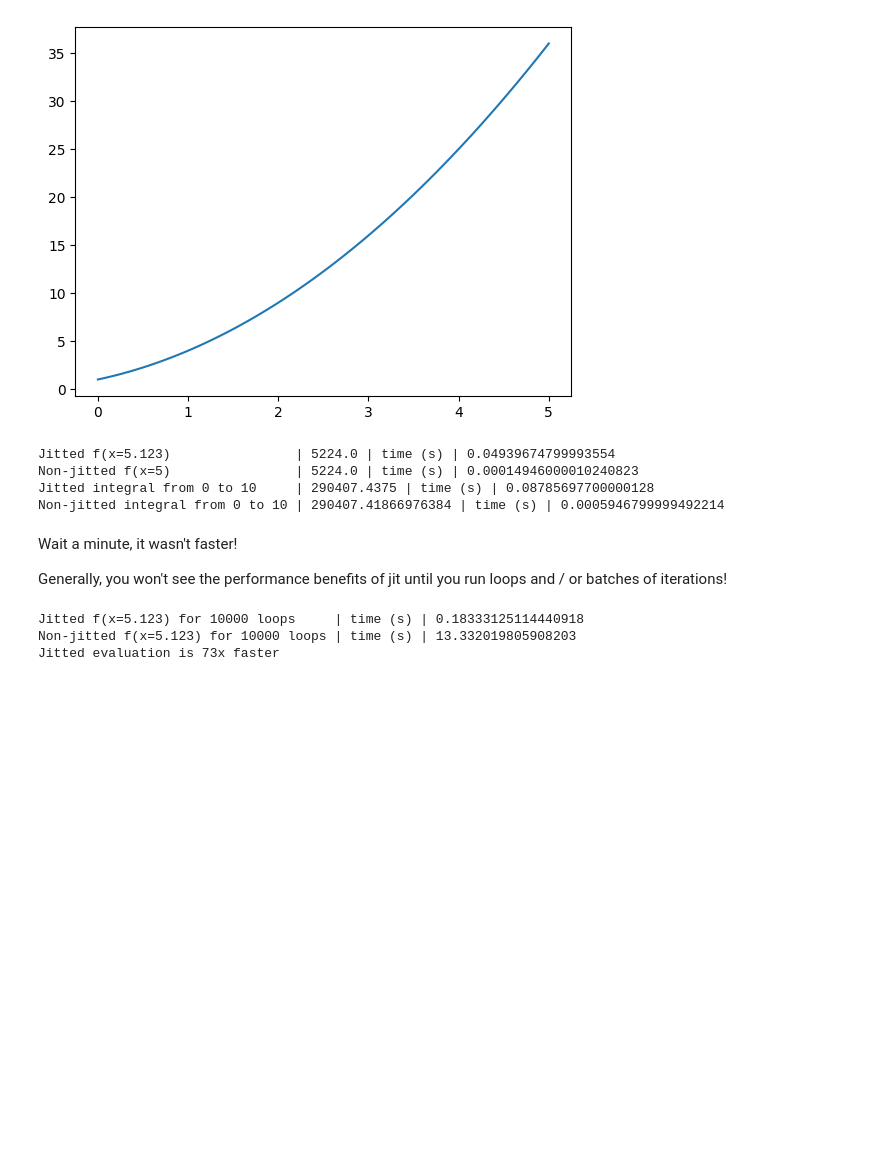
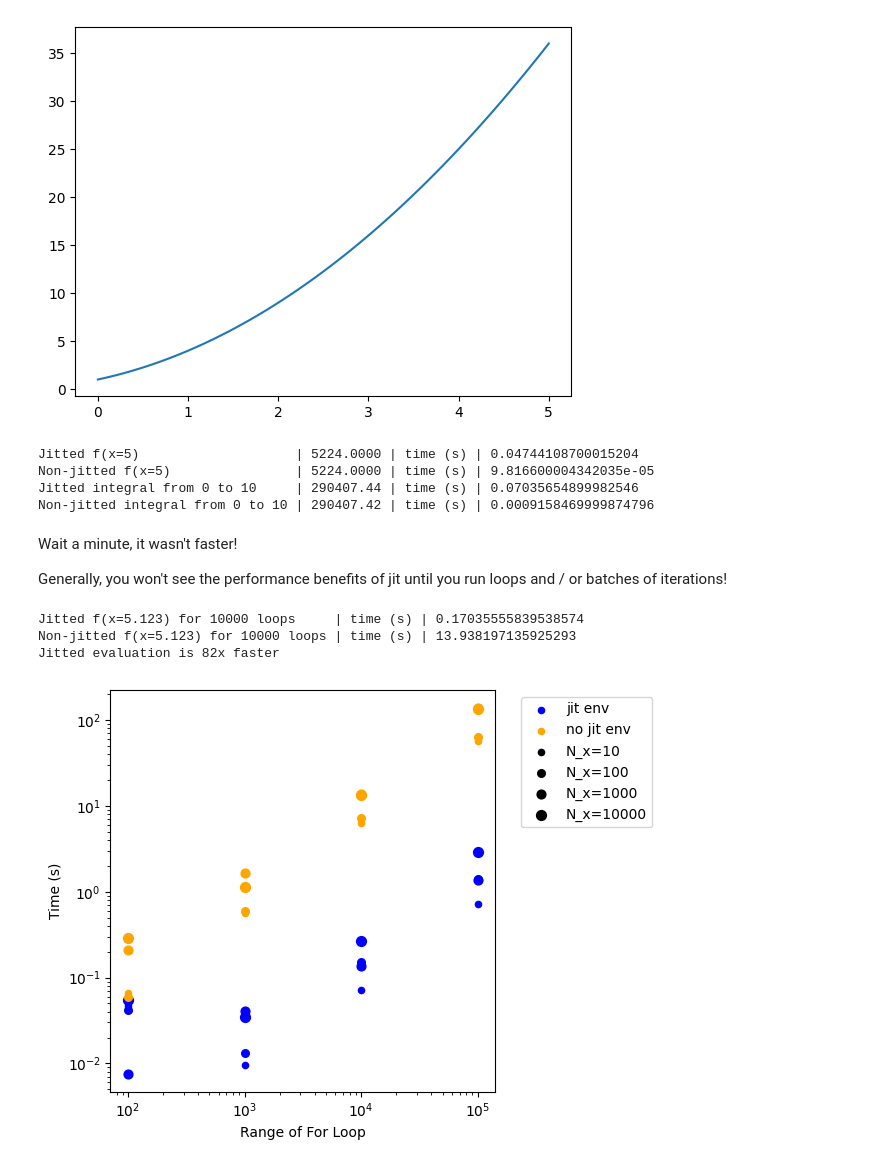
Before and after one commit to ajvetturini/MD_JAX, a Jupyter notebook: notebooks/Simple_Classes.ipynb, the cells around one changed output. Saved outputs shown, nothing was run; the diff lists cells and outputs as text; code cells hidden in the pictures; blank space fills up the shorter version.

```diff
--- a/notebooks/Simple_Classes.ipynb
+++ b/notebooks/Simple_Classes.ipynb
@@ -129,27 +129,28 @@ t_no_jit = ts3 - ts2
 t_int_jit = ts4 - ts3
 t_int_no_jit = ts5 - ts4
 
-print(f'Jitted f(x=5.123)                | {jit_func.evaluate(5.)} | time (s) | {t_jit}')
-print(f'Non-jitted f(x=5)                | {no_jit_func.evaluate(5.)} | time (s) | {t_no_jit}')
-print(f'Jitted integral from 0 to 10     | {jit_func.integral(np.linspace(0, 10, 1000))} | time (s) | {t_int_jit}')
-print(f'Non-jitted integral from 0 to 10 | {no_jit_func.integral(np.linspace(0, 10, 1000))} | time (s) | {t_int_no_jit}')
+print(f'Jitted f(x=5)                    | {jit_func.evaluate(5.):0.4f} | time (s) | {t_jit}')
+print(f'Non-jitted f(x=5)                | {no_jit_func.evaluate(5.):0.4f} | time (s) | {t_no_jit}')
+print(f'Jitted integral from 0 to 10     | {jit_func.integral(np.linspace(0, 10, 1000)):0.2f} | time (s) | {t_int_jit}')
+print(f'Non-jitted integral from 0 to 10 | {no_jit_func.integral(np.linspace(0, 10, 1000)):0.2f} | time (s) | {t_int_no_jit}')
 # %% [output]
-Jitted f(x=5.123)                | 5224.0 | time (s) | 0.04939674799993554
-Non-jitted f(x=5)                | 5224.0 | time (s) | 0.00014946000010240823
-Jitted integral from 0 to 10     | 290407.4375 | time (s) | 0.08785697700000128
-Non-jitted integral from 0 to 10 | 290407.41866976384 | time (s) | 0.0005946799999492214
+Jitted f(x=5)                    | 5224.0000 | time (s) | 0.04744108700015204
+Non-jitted f(x=5)                | 5224.0000 | time (s) | 9.816600004342035e-05
+Jitted integral from 0 to 10     | 290407.44 | time (s) | 0.07035654899982546
+Non-jitted integral from 0 to 10 | 290407.42 | time (s) | 0.0009158469999874796
 # %% [markdown]
 Wait a minute, it wasn't faster!
 
 Generally, you won't see the performance benefits of jit until you run loops and / or batches of iterations!
 # %%
-ts1 = time.time()
-# We need to evaluate that function from 0 -> 10 for 1000 intervals.
-# JAX really shines when we have these long batches of data. If you
+# We need to evaluate that function from 0 -> 10 for 1000 intervals of data
+# between the two points.
+# JAX really shines when we have these types of long batches of data. If you
 # were to just use say x=5, then jax would be pointless (and probably slower)
 x = jnp.linspace(0, 10, 1000)
 N = 10000
 jit_func.evaluate(1) # Warmup the jit
+ts1 = time.time()
 for i in range(N):
   jit_func.evaluate(x)
 ts2 = time.time()
@@ -164,6 +165,51 @@ print(f'Jitted f(x=5.123) for {N} loops     | time (s) | {t_jit}')
 print(f'Non-jitted f(x=5.123) for {N} loops | time (s) | {t_no_jit}')
 print(f'Jitted evaluation is {t_no_jit / t_jit:.0f}x faster')
 # %% [output]
-Jitted f(x=5.123) for 10000 loops     | time (s) | 0.18333125114440918
-Non-jitted f(x=5.123) for 10000 loops | time (s) | 13.332019805908203
-Jitted evaluation is 73x faster
+Jitted f(x=5.123) for 10000 loops     | time (s) | 0.17035555839538574
+Non-jitted f(x=5.123) for 10000 loops | time (s) | 13.938197135925293
+Jitted evaluation is 82x faster
+# %%
+# Running a long performance check:
+N_x = [10, 100, 1000, 10000]
+N_for = [100, 1000, 10000, 100000]
+
+jit_func.evaluate(1) # Warmup the jit
+jit_times, nojit_times = [], []
+for i in N_x:
+  x = jnp.linspace(0, 10, i)
+  for j in N_for:
+    ts1 = time.time()
+    for k in range(j):
+      jit_func.evaluate(x)
+    ts2 = time.time()
+    jit_times.append(((i, j), (ts2 - ts1)))
+
+    for k in range(j):
+      no_jit_func.evaluate(x)
+    ts3 = time.time()
+    nojit_times.append(((i, j), (ts3 - ts2)))
+# %%
+# We can visualize the performance boost of jax relative to the size of the
+# operation space:
+size_map = {10: 20, 100: 30, 1000: 40, 10000: 50}
+for i in jit_times:
+  size = size_map[i[0][0]]
+  plt.scatter(i[0][1], i[1], s=size, c='b', label="jit env" if i == jit_times[0] else "")
+
+for i in nojit_times:
+  size = size_map[i[0][0]]
+  plt.scatter(i[0][1], i[1], s=size, c='orange', label="no jit env" if i == nojit_times[0] else "")
+
+# Add annotations for size_map
+for size, circle_size in size_map.items():
+    plt.scatter([], [], s=circle_size, c='k', label=f"N_x={size}")
+
+plt.xscale("log")
+plt.yscale("log")
+plt.xlabel('Range of For Loop')
+plt.ylabel('Time (s)')
+plt.legend(loc="upper left", bbox_to_anchor=(1.05, 1))
+plt.tight_layout()
+plt.show()
+# %% [output]
+[figure, added]
```
Also changed, not shown: parts of 2 cells of this notebook.
